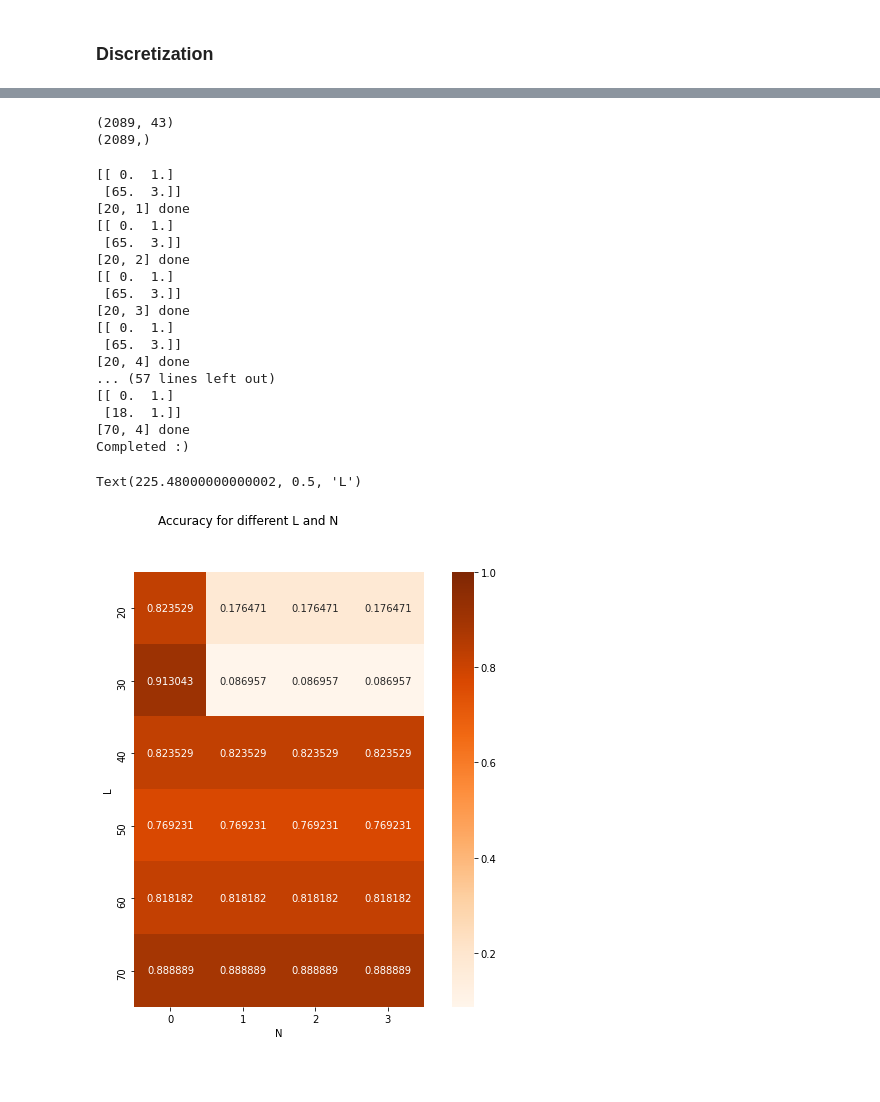
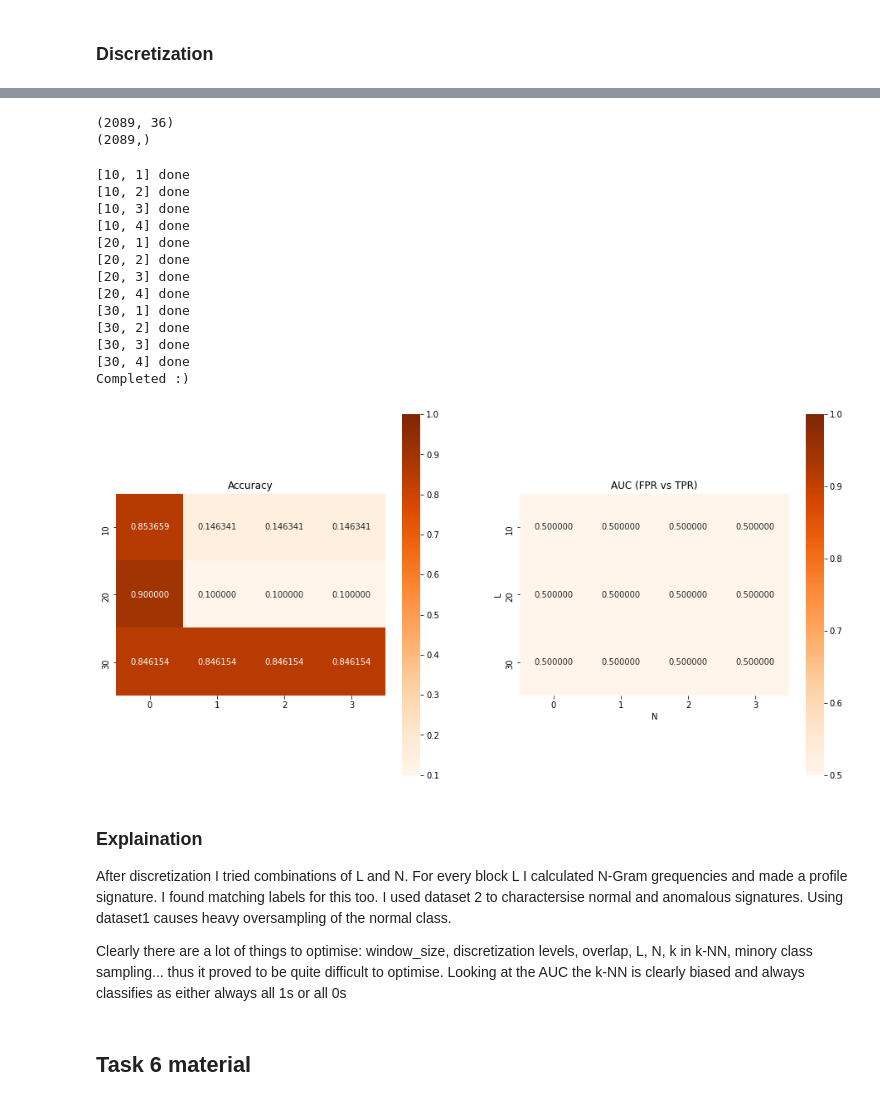
Before and after one commit to sharwinbobde/cyber-data-analytics, a Jupyter notebook: Part-2/task-5-N-gram-sharwin.ipynb, the cells around one changed output, grey strips where cells are left out. Saved outputs shown, nothing was run; the diff lists cells and outputs as text; code cells hidden in the pictures; blank space fills up the shorter version.

```diff
--- a/Part-2/task-5-N-gram-sharwin.ipynb
+++ b/Part-2/task-5-N-gram-sharwin.ipynb
@@ -102,90 +93,77 @@ print(Z_inlier_labels)
 # %%
 test_X = test_data[signals].to_numpy()
-test_X_windowed = N_gram.discretise(test_X, window_size=5, levels=10,  overlap=2)
+test_X_windowed = N_gram.discretise(test_X, window_size=params[0], levels=params[1],  overlap=params[2])
 test_Y = test_data['ATT_FLAG'].to_numpy()
-test_Y_windowed = N_gram.discretise_labels(test_Y, window_size=5, overlap=2)
+test_Y_windowed = N_gram.discretise_labels(test_Y, window_size=params[0], overlap=params[2])
 print(test_X.shape)
 print(test_Y.shape)
 # %% [output]
-(2089, 43)
+(2089, 36)
 (2089,)
 # %%
-from tqdm import tqdm
 acc = []
-L_arr = [20, 30, 40, 50, 60, 70] # dont have enough outliers to go beyound 70
-
+auc = []
+L_arr = [10, 20, 30] # above 20 it we highly undersample anomaly class
 for L in L_arr:
     acc_ = []
+    auc_ = []
     for N in range(1,5): # only upto 4 due to high processing time
         N_gram = N_gram_Component(N, len(signals))
-
-        X_profiles = N_gram.generate_profiles(X_windowed, L)
-        X_profile_labels = N_gram.generate_profile_labels(X_labels, L)
-
         Z_in_profiles = N_gram.generate_profiles(Z_inlier_windowed, L)
         Z_in_profile_labels = N_gram.generate_profile_labels(Z_inlier_labels, L)
 
         Z_out_profiles = N_gram.generate_profiles(Z_outlier_windowed, L)
         Z_out_profile_labels = N_gram.generate_profile_labels(Z_outlier_labels, L)
 
-        # print(X_profiles.shape)
-        # print(X_profile_labels.shape)
-        # print(Z_in_profiles.shape)
-        # print(Z_in_profile_labels.shape)
-        # print(Z_out_profiles.shape)
-        # print(Z_out_profile_labels.shape)
         # Stack train data together for training k-NearestNeighbour
-
         train_X = np.vstack((Z_in_profiles, Z_out_profiles))
         train_Y = np.vstack((Z_in_profile_labels, Z_out_profile_labels))
-
-        unique, counts = np.unique(train_Y, return_counts=True)
-        print(np.asarray((unique, counts)))
 
 
         test_X_profiles = N_gram.generate_profiles(test_X_windowed, L)
         test_X_profile_labels = N_gram.generate_profile_labels(test_Y_windowed, L)
 
-        # print(test_X_profiles.shape)
-        # print(test_X_profile_labels.shape)
-
         N_gram.fit_kNN(train_X, train_Y)
         y_pred = N_gram.classify(test_X_profiles, L)
-        # print(test_X_profile_labels)
-        # print(y_pred)
-        # print(y_pred.shape)
 
         result = run_metrics(test_X_profile_labels, y_pred)
         acc_.append(result['accuracy'])
+        auc_.append(result['auc'])
         print(str([L,N]) + " done")
     acc.append(acc_)
+    auc.append(auc_)
 print("Completed :)")
 # %% [output]
-[[ 0.  1.]
- [65.  3.]]
+[10, 1] done
+[10, 2] done
+[10, 3] done
+[10, 4] done
 [20, 1] done
-[[ 0.  1.]
- [65.  3.]]
 [20, 2] done
-[[ 0.  1.]
- [65.  3.]]
 [20, 3] done
-[[ 0.  1.]
- [65.  3.]]
 [20, 4] done
-... (57 lines left out)
-[[ 0.  1.]
- [18.  1.]]
-[70, 4] done
+[30, 1] done
+[30, 2] done
+[30, 3] done
+[30, 4] done
 Completed :)
 # %%
 import seaborn as sns
-acc = np.array(acc)
-fig = plt.figure(figsize=(10,8))
-fig.suptitle("Accuracy for different L and N")
-sns.heatmap(acc, square=True, annot=True, fmt=".6f", cmap='Oranges', vmax=1, xticklabels=range(0,4), yticklabels=L_arr)
+fig, axs = plt.subplots(1, 2,figsize=(16,8))
+axs[0].set_title("Accuracy")
+sns.heatmap(acc, square=True, annot=True, fmt=".6f", cmap='Oranges', vmax=1, xticklabels=range(0,4), ax=axs[0], yticklabels=L_arr)
+axs[1].set_title("AUC (FPR vs TPR)")
+sns.heatmap(auc, square=True, annot=True, fmt=".6f", cmap='Oranges', vmax=1, xticklabels=range(0,4), ax=axs[1], yticklabels=L_arr)
 plt.xlabel('N')
 plt.ylabel('L')
+plt.show()
 # %% [output]
-Text(225.48000000000002, 0.5, 'L')
-[figure, old version]
+[figure, new version]
+# %% [markdown]
+### Explaination
+After discretization I tried combinations of L and N. For every block L I calculated N-Gram grequencies and made a profile signature. I found matching labels for this too. I used dataset 2 to charactersise normal and anomalous signatures. Using dataset1 causes heavy oversampling of the normal class.
+
+Clearly there are a lot of things to optimise:
+window_size, discretization levels, overlap, L, N, k in k-NN, minory class sampling... thus it proved to be quite difficult to optimise. Looking at the AUC the k-NN is clearly biased and always classifies as either always all 1s or all 0s
+# %% [markdown]
+## Task 6 material
```
Also changed, not shown: parts of 7 cells of this notebook, 5 other files.
